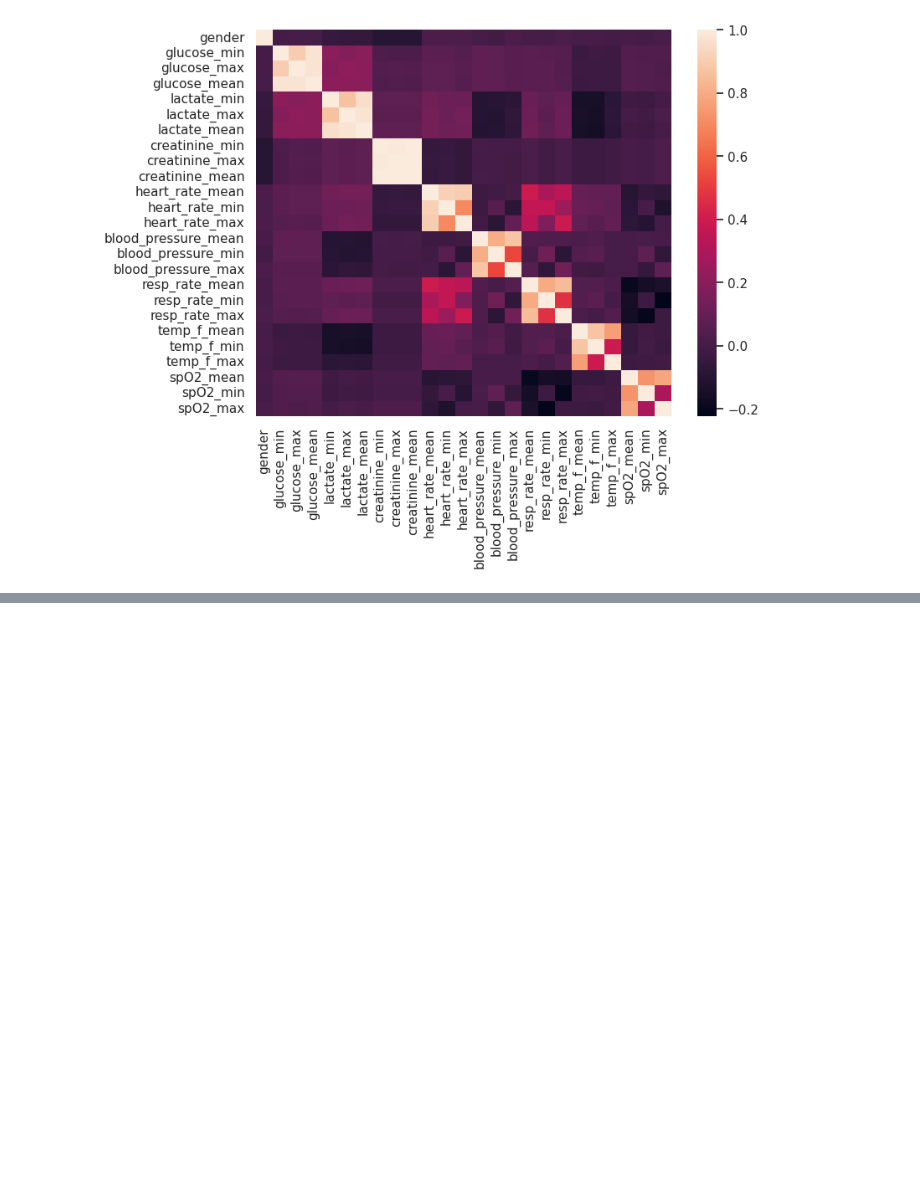
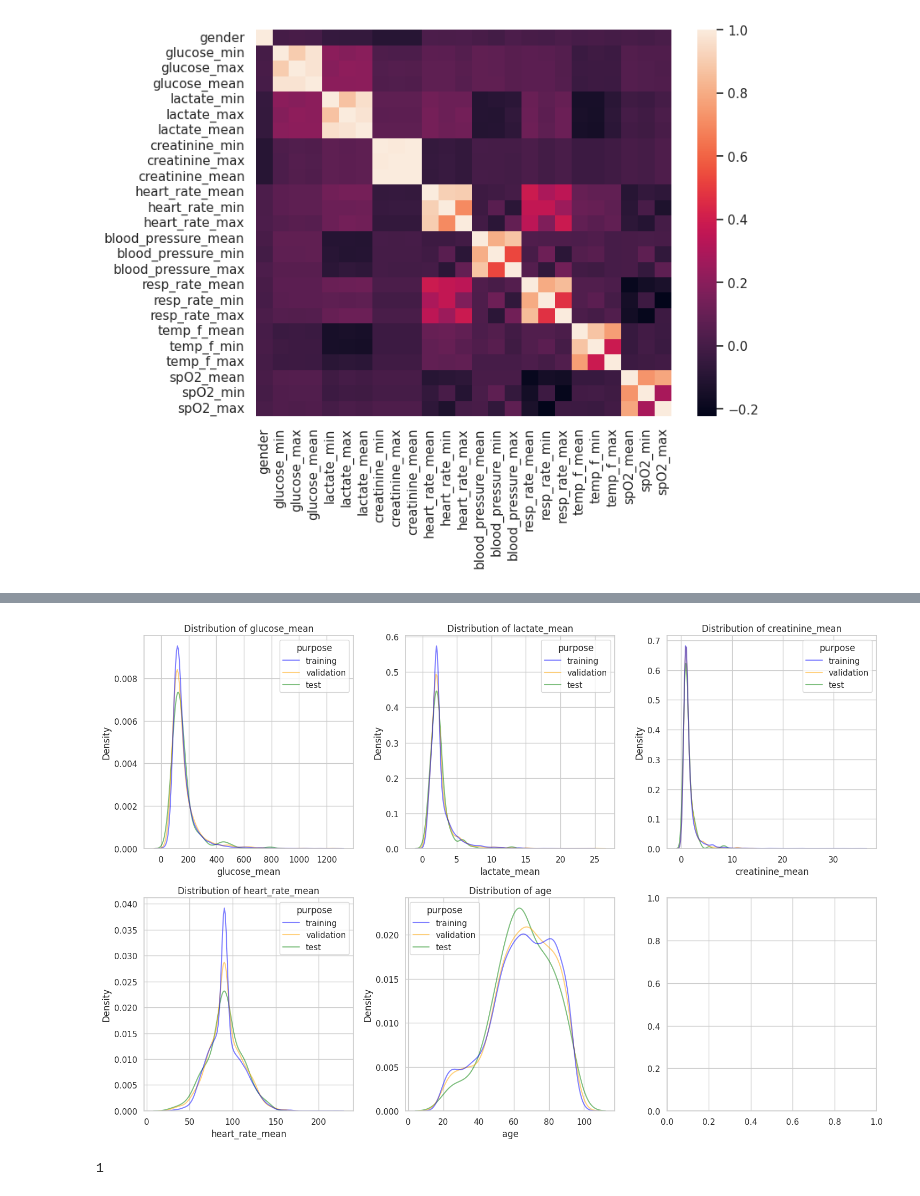
Before and after one commit to Alfablos/mimiciv-multimodal-icu-mortality, a Jupyter notebook: exploration.ipynb, the cells around one changed output, grey strips where cells are left out. Saved outputs shown, nothing was run; the diff lists cells and outputs as text; code cells hidden in the pictures; blank space fills up the shorter version.

```diff
--- a/exploration.ipynb
+++ b/exploration.ipynb
@@ -79,0 +98,14 @@ def plot_continuous_feature(feat: str):
+# %%
+wanted_features = ['glucose_mean', 'lactate_mean', 'creatinine_mean', 'heart_rate_mean', 'age']
+fig, axes = plt.subplots(nrows=len(wanted_features) // 2, ncols=2 if len(wanted_features) % 2 == 0 else 3, figsize=(15, 10))
+axes = axes.flatten()
+
+for i, feat in enumerate(wanted_features):
+    plot_continuous_feature(feat, axes[i])
+    axes[i].set_title(f"Distribution of {feat}")
+
+plt.tight_layout()
+plt.show()
+# %% [output]
+[figure, added]
+1
```
Also changed, not shown: parts of 6 cells of this notebook.
